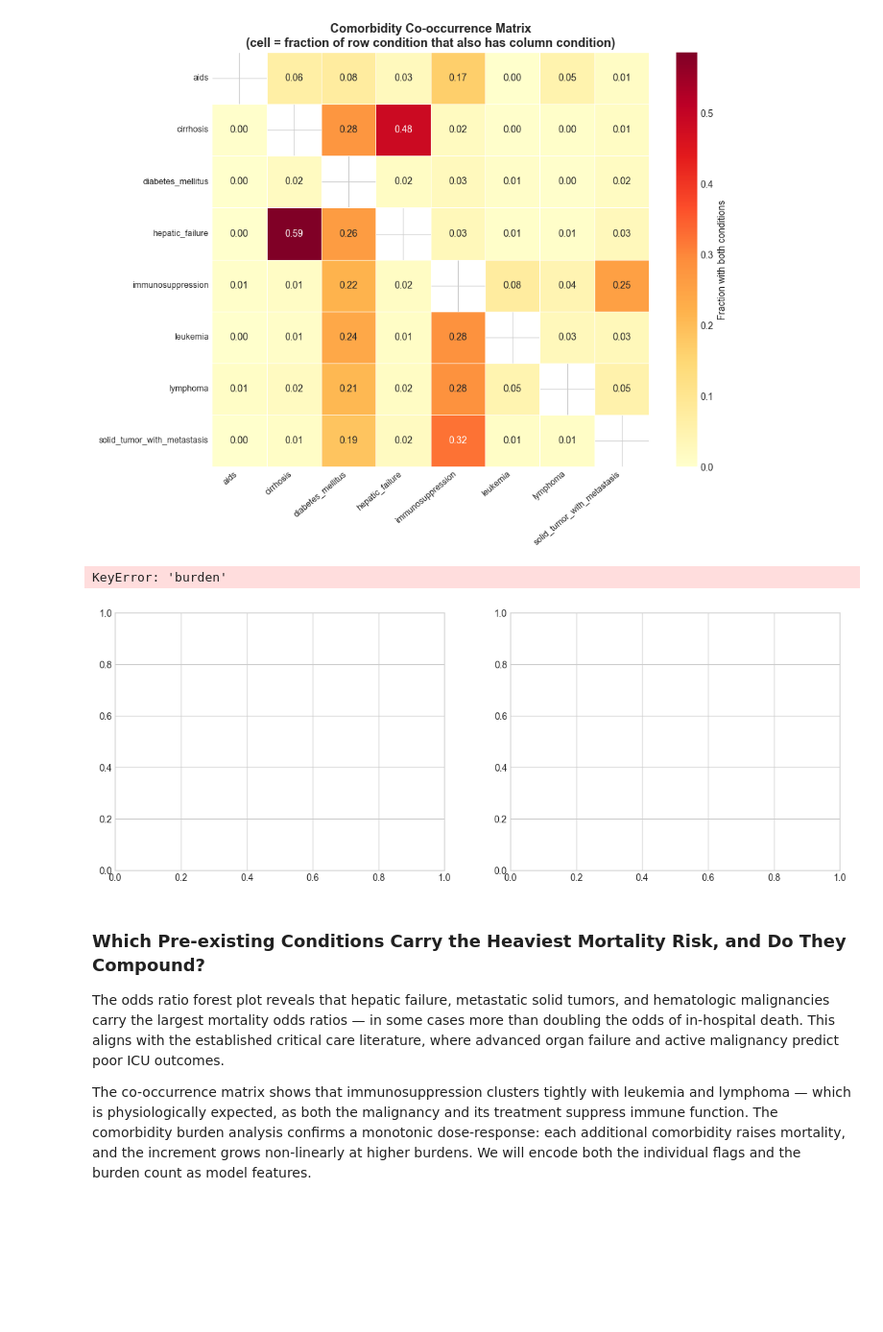
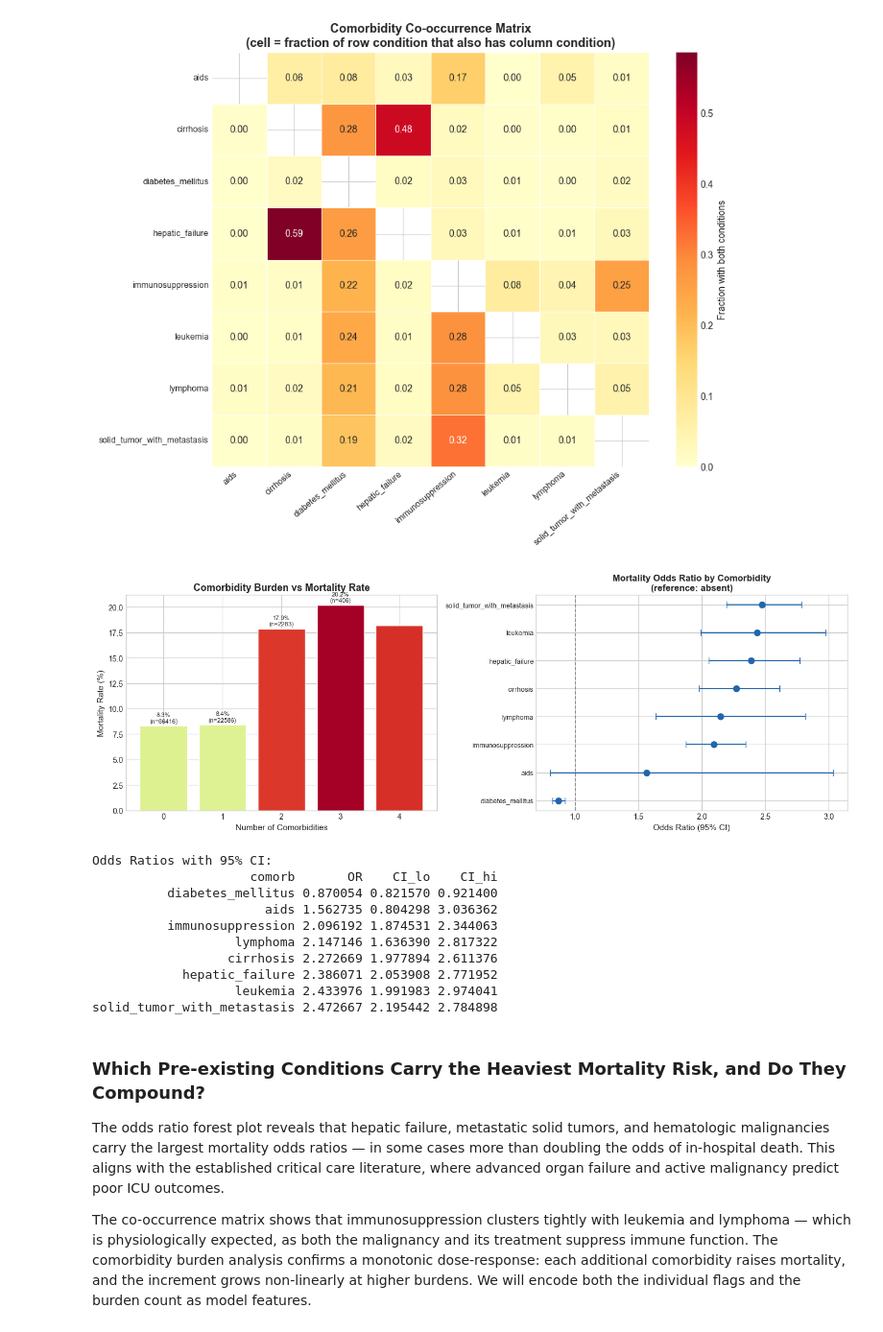
Before and after one commit to tettehosabutey49/ICU-Mortality-Risk, a Jupyter notebook: notebooks/01_eda.ipynb, the cells around one changed output. Shown at 96% size. Cells and saved outputs as stored; diff of their text form; code cells hidden in the pictures; blank space fills up the shorter version.

```diff
--- a/notebooks/01_eda.ipynb
+++ b/notebooks/01_eda.ipynb
@@ -589,8 +590,7 @@ if comorb_cols:
     # Odds ratio forest plot
     or_rows = []
     for c in comorb_cols:
-        sub = df[[c, 'hospital_death']].dropna()
-        sub = sub.copy()
+        sub = df[[c, 'hospital_death']].dropna().copy()
         sub[c] = sub[c].astype(int)
         ct = pd.crosstab(sub[c], sub['hospital_death'])
         if ct.shape == (2, 2) and (ct.values > 0).all():
@@ -607,41 +607,50 @@ if comorb_cols:
     # Comorbidity burden vs mortality rate
     max_mort = burden_mort['mort_rate'].max()
     axes[0].bar(
-        burden_mort['burden'], burden_mort['mort_rate'] * 100,
+        burden_mort['comorbidity_burden'], burden_mort['mort_rate'] * 100,
         color=plt.cm.RdYlGn_r(burden_mort['mort_rate'].values / max_mort),
         edgecolor='white', linewidth=1
     )
     for _, row in burden_mort.iterrows():
         if row['n'] >= 50:
             axes[0].text(row['comorbidity_burden'], row['mort_rate'] * 100 + 0.3,
                          f"{row['mort_rate']*100:.1f}%\n(n={int(row['n'])})",
                          ha='center', fontsize=8)
     axes[0].set_xlabel('Number of Comorbidities', fontsize=11)
     axes[0].set_ylabel('Mortality Rate (%)', fontsize=11)
     axes[0].set_title('Comorbidity Burden vs Mortality Rate', fontsize=13, fontweight='bold')
 
     # Forest plot
     y_pos = range(len(or_df))
     axes[1].errorbar(
         or_df['OR'], y_pos,
         xerr=[or_df['OR'] - or_df['CI_lo'], or_df['CI_hi'] - or_df['OR']],
         fmt='o', color='#2166ac', capsize=4, linewidth=1.5, markersize=8
     )
     axes[1].axvline(1.0, color='grey', linestyle='--', linewidth=1.2)
     axes[1].set_yticks(list(y_pos))
     axes[1].set_yticklabels(or_df['comorb'], fontsize=9)
     axes[1].set_xlabel('Odds Ratio (95% CI)', fontsize=11)
     axes[1].set_title('Mortality Odds Ratio by Comorbidity\n(reference: absent)',
                       fontsize=12, fontweight='bold')
 
     plt.tight_layout()
     fig.savefig(FIGURES_DIR / 'eda_comorbidity_burden_or.png', dpi=300, bbox_inches='tight')
     plt.show()
     print('\nOdds Ratios with 95% CI:')
     print(or_df.to_string(index=False))
 # %% [output]
+[figure, new version]
-KeyError: 'burden'
+Odds Ratios with 95% CI:
+                     comorb       OR    CI_lo    CI_hi
+          diabetes_mellitus 0.870054 0.821570 0.921400
+                       aids 1.562735 0.804298 3.036362
+          immunosuppression 2.096192 1.874531 2.344063
+                   lymphoma 2.147146 1.636390 2.817322
+                  cirrhosis 2.272669 1.977894 2.611376
+            hepatic_failure 2.386071 2.053908 2.771952
+                   leukemia 2.433976 1.991983 2.974041
+solid_tumor_with_metastasis 2.472667 2.195442 2.784898
-[figure, old version]
 # %% [markdown]
 ### Which Pre-existing Conditions Carry the Heaviest Mortality Risk, and Do They Compound?
 
```
Also changed, not shown: parts of 7 cells of this notebook, 10 other files.
